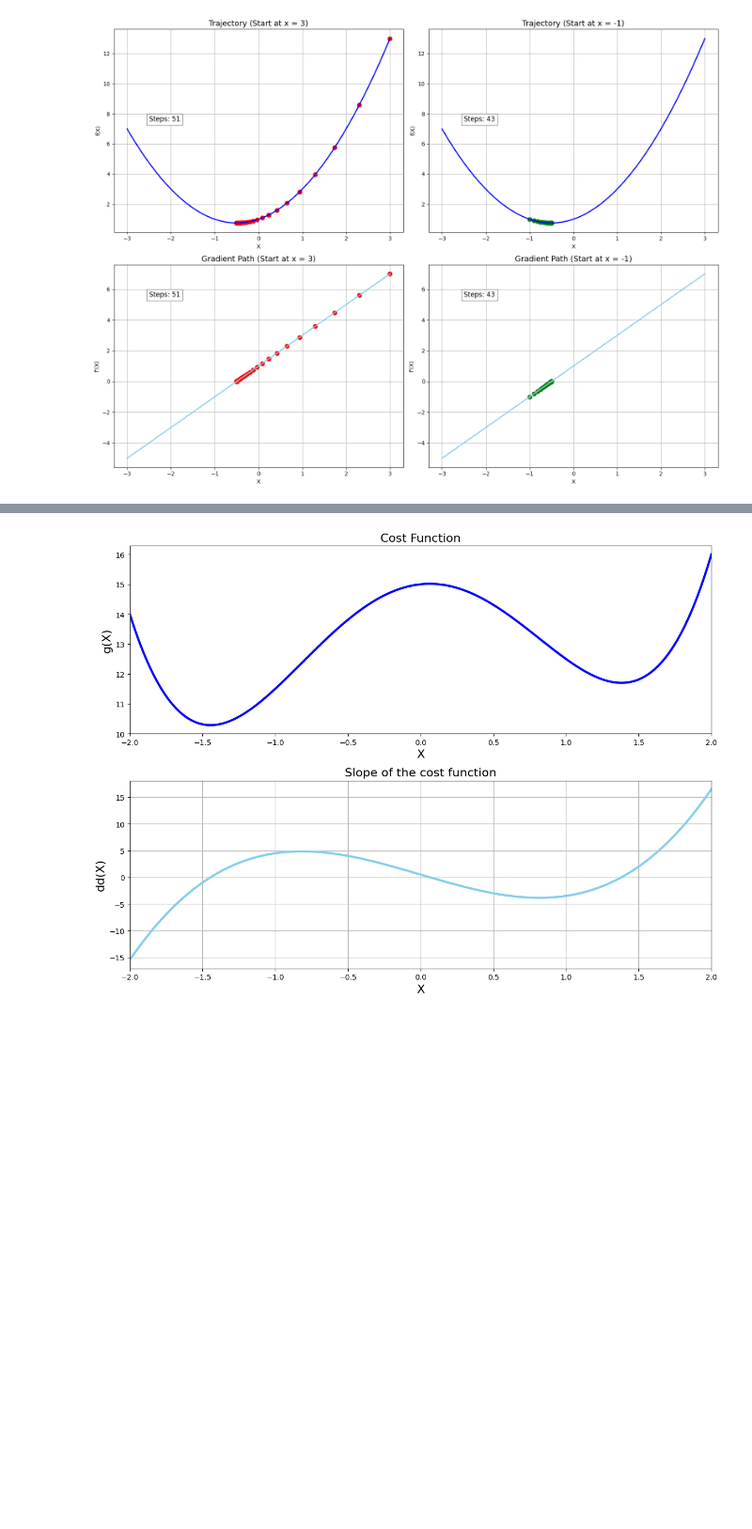
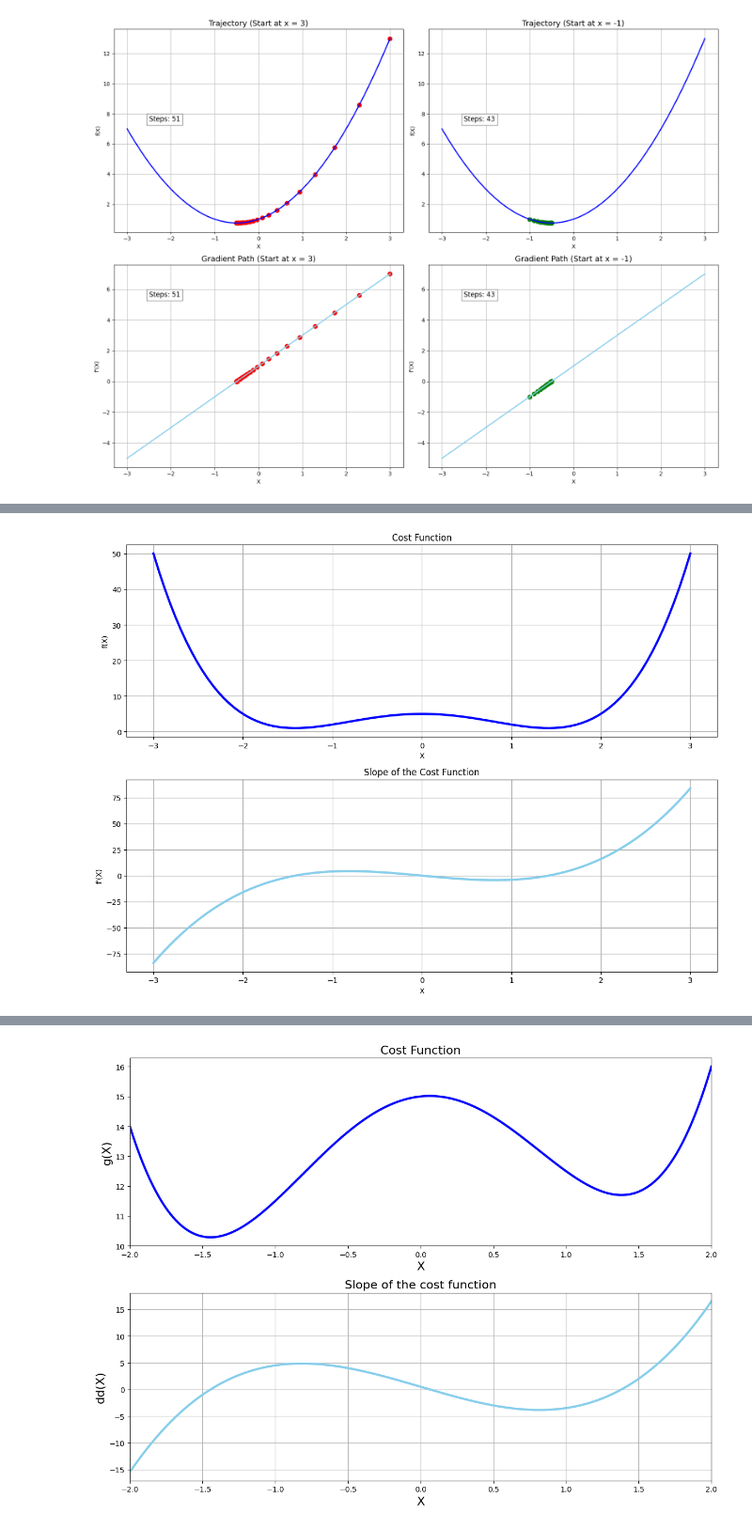
Before and after one commit to alextianyf/Gradient-Descent-Insights-into-Behavior-and-Optimization-Challenges, a Jupyter notebook: discussion.ipynb, the cells around one changed output, grey strips where cells are left out. Shown at 94% size. Drawn from its saved outputs; the diff is of its cells as text; code cells hidden in the pictures; blank space fills up the shorter version.

```diff
--- a/discussion.ipynb
+++ b/discussion.ipynb
@@ -327,0 +343,33 @@ best_result = min([gradient_descent(x0) for x0 in range(-3, 4)], key=lambda res:
+# %%
+def h(x):
+    return x**4 - 4 * x**2 + 5
+
+def dh(x):
+    return 4 * x**3 - 8 * x
+
+# Generate x values
+x_1 = np.linspace(start=-3, stop=3, num=100)
+
+# Plot cost function and its slope
+plt.figure(figsize=(12,9))
+
+# 1. Cost Function
+plt.subplot(2,1,1)
+plt.title('Cost Function')
+plt.plot(x_1, h(x_1), color='blue', linewidth=3)
+plt.xlabel('X')
+plt.ylabel('f(X)')
+plt.grid()
+
+# 2. Derivative
+plt.subplot(2,1,2)
+plt.title('Slope of the Cost Function')
+plt.plot(x_1, dh(x_1), color='skyblue', linewidth=3)
+plt.xlabel('X')
+plt.ylabel("f'(X)")
+plt.grid()
+
+plt.tight_layout()
+plt.show()
+# %% [output]
+[figure, added]
```
Also changed, not shown: parts of 12 cells of this notebook.
